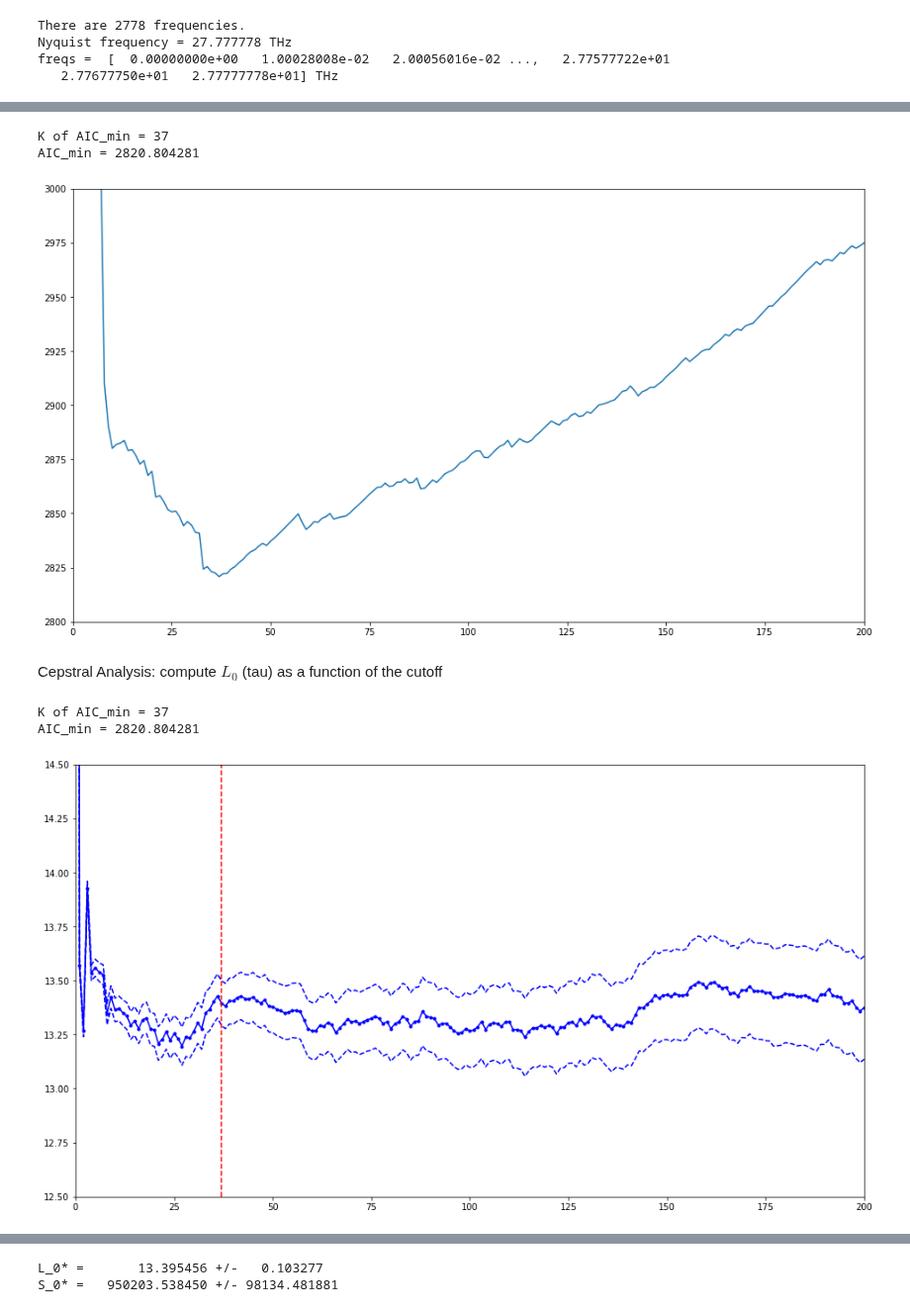
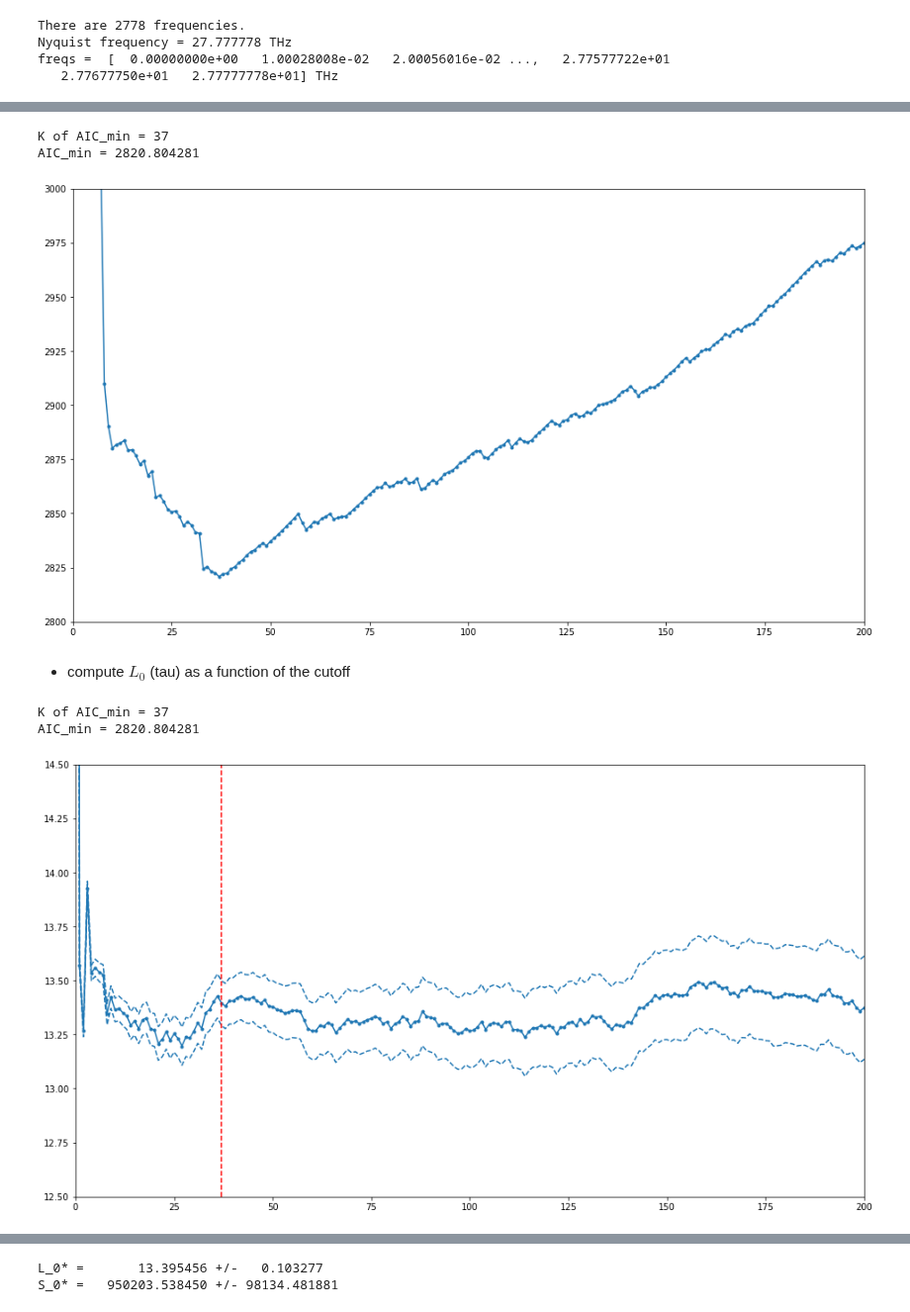
Before and after one commit to sissaschool/sportran, a Jupyter notebook: example/example_cepstrum_silica.ipynb, the cells around one changed output, grey strips where cells are left out. Shown at 99% size. Saved outputs shown, nothing was run; the diff lists cells and outputs as text; code cells hidden in the pictures.

```diff
--- a/example/example_cepstrum_silica.ipynb
+++ b/example/example_cepstrum_silica.ipynb
@@ -7,6 +9,5 @@ from sys import path
 path.append('/home/loris/software')
 import thermocepstrum as tc
 plt.rcParams['figure.figsize'] = (16, 9)
-#import statsmodels.api as sm
-#import pickle
+c = plt.rcParams['axes.prop_cycle'].by_key()['color']
 # %% [markdown]
@@ -148,6 +156,6 @@ plt.grid();
 # %%
 # AIC
-plt.plot(jf.dct.aic)
+plt.plot(jf.dct.aic, '.-', c=c[0])
 plt.xlim([0,200])
 plt.ylim([2800, 3000]);
 
@@ -156,23 +164,23 @@ print 'AIC_min = {:f}'.format(jf.dct.aic_min)
 # %% [output]
 K of AIC_min = 37
 AIC_min = 2820.804281
-[figure, old version]
+[figure, new version]
 # %% [markdown]
-Cepstral Analysis: compute $L_0$ (tau) as a function of the cutoff
+- compute $L_0$ (tau) as a function of the cutoff
 # %%
 jf.dct.scan_filter_tau()
 # %%
 # L_0 as a function of cutoff K
-plt.plot(jf.dct.logtau, '.-b')
-plt.plot(jf.dct.logtau + jf.dct.logtau_THEORY_std, '--b')
-plt.plot(jf.dct.logtau - jf.dct.logtau_THEORY_std, '--b')
+plt.plot(jf.dct.logtau, '.-', c=c[0])
+plt.plot(jf.dct.logtau + jf.dct.logtau_THEORY_std, '--', c=c[0])
+plt.plot(jf.dct.logtau - jf.dct.logtau_THEORY_std, '--', c=c[0])
 plt.xlim([0,200])
 plt.ylim([12.5, 14.5]);
 plt.axvline(x=jf.dct.aic_Kmin, ls='--', c='r')
 
 print 'K of AIC_min = {:d}'.format(jf.dct.aic_Kmin)
 print 'AIC_min = {:f}'.format(jf.dct.aic_min)
 # %% [output]
 K of AIC_min = 37
 AIC_min = 2820.804281
-[figure, old version]
+[figure, new version]
```
Also changed, not shown: parts of 23 cells of this notebook, 1 other file.
